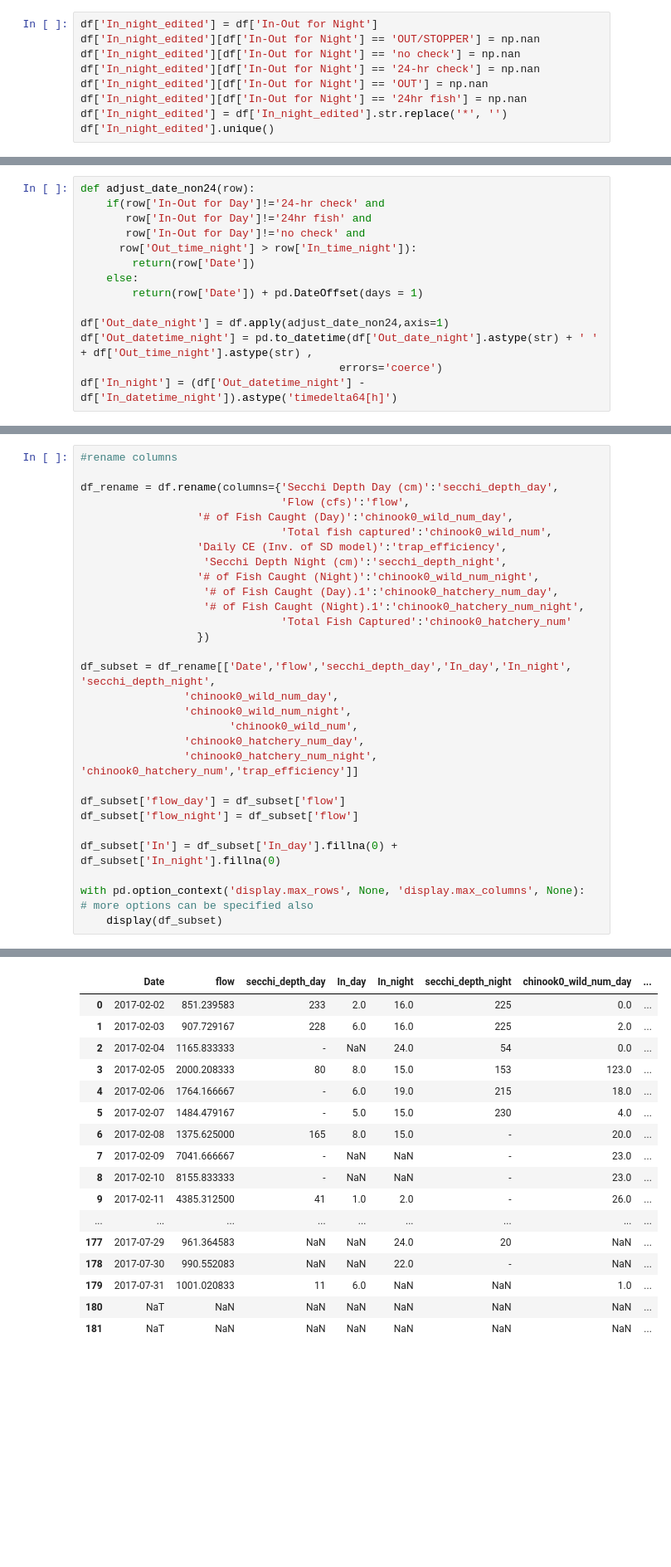
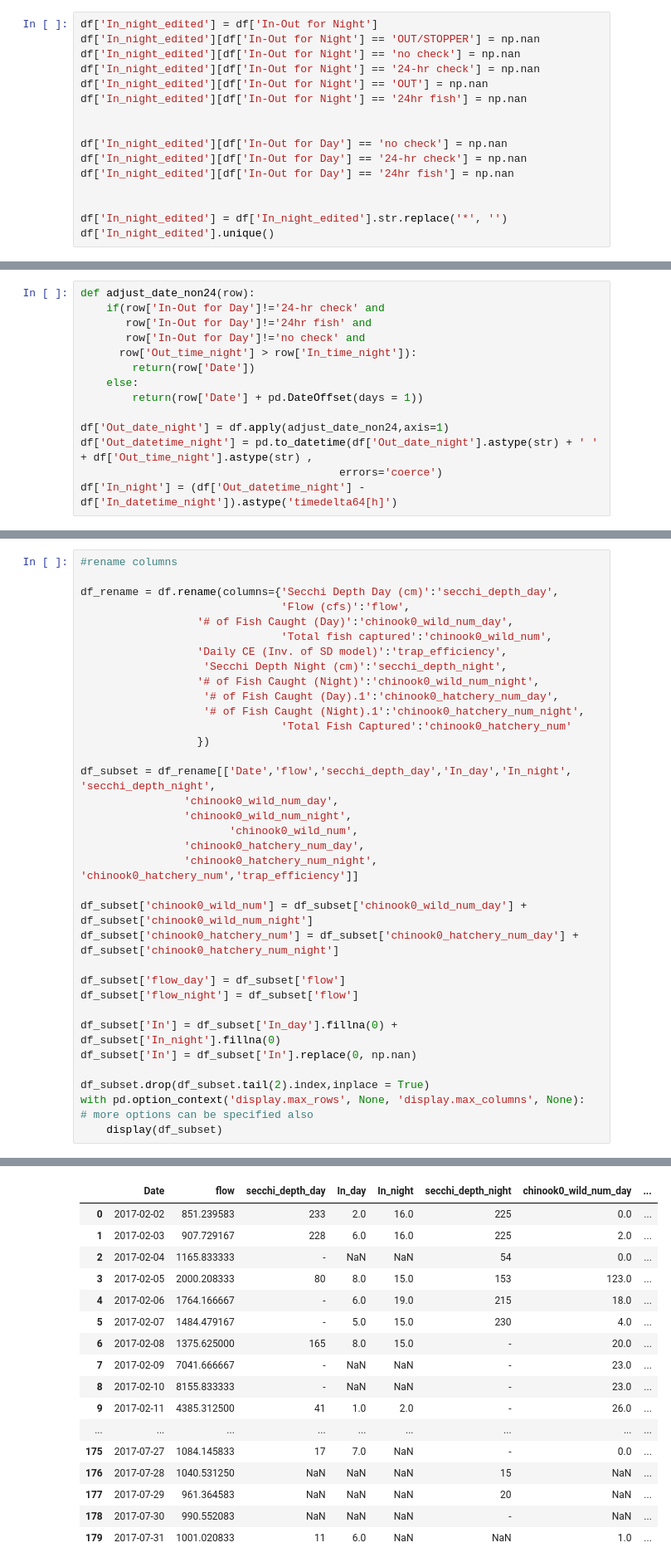
Before and after one commit to maria-kuruvilla/pied_piper, a Jupyter notebook: Puyallup/read_data_2017.ipynb, the cells around one changed output, grey strips where cells are left out. Shown at 83% size. Drawn from its saved outputs; the diff is of its cells as text; blank space fills up the shorter version.

```diff
--- a/Puyallup/read_data_2017.ipynb
+++ b/Puyallup/read_data_2017.ipynb
@@ -131,6 +131,13 @@ df['In_night_edited'][df['In-Out for Night'] == 'no check'] = np.nan
 df['In_night_edited'][df['In-Out for Night'] == '24-hr check'] = np.nan
 df['In_night_edited'][df['In-Out for Night'] == 'OUT'] = np.nan
 df['In_night_edited'][df['In-Out for Night'] == '24hr fish'] = np.nan
+
+
+df['In_night_edited'][df['In-Out for Day'] == 'no check'] = np.nan
+df['In_night_edited'][df['In-Out for Day'] == '24-hr check'] = np.nan
+df['In_night_edited'][df['In-Out for Day'] == '24hr fish'] = np.nan
+
+
 df['In_night_edited'] = df['In_night_edited'].str.replace('*', '')
 df['In_night_edited'].unique()
 # %% [output]
@@ -229,7 +233,7 @@ def adjust_date_non24(row):
       row['Out_time_night'] > row['In_time_night']):
         return(row['Date'])
     else:
-        return(row['Date']) + pd.DateOffset(days = 1)
+        return(row['Date'] + pd.DateOffset(days = 1))
 
 df['Out_date_night'] = df.apply(adjust_date_non24,axis=1)
 df['Out_datetime_night'] = pd.to_datetime(df['Out_date_night'].astype(str) + ' ' + df['Out_time_night'].astype(str) ,
@@ -299,11 +303,16 @@ df_subset = df_rename[['Date','flow','secchi_depth_day','In_day','In_night', 'se
                 'chinook0_hatchery_num_day',
                 'chinook0_hatchery_num_night', 'chinook0_hatchery_num','trap_efficiency']]
 
+df_subset['chinook0_wild_num'] = df_subset['chinook0_wild_num_day'] + df_subset['chinook0_wild_num_night']
+df_subset['chinook0_hatchery_num'] = df_subset['chinook0_hatchery_num_day'] + df_subset['chinook0_hatchery_num_night']
+
 df_subset['flow_day'] = df_subset['flow']
 df_subset['flow_night'] = df_subset['flow']
 
 df_subset['In'] = df_subset['In_day'].fillna(0) + df_subset['In_night'].fillna(0)
+df_subset['In'] = df_subset['In'].replace(0, np.nan)
 
+df_subset.drop(df_subset.tail(2).index,inplace = True)
 with pd.option_context('display.max_rows', None, 'display.max_columns', None):  # more options can be specified also
     display(df_subset)
 # %% [output]
@@ -325,7 +336,7 @@ See the caveats in the documentation: https://pandas.pydata.org/pandas-docs/stab
 |  | Date | flow | secchi_depth_day | In_day | In_night | secchi_depth_night | chinook0_wild_num_day | ... |
 | 0 | 2017-02-02 | 851.239583 | 233 | 2.0 | 16.0 | 225 | 0.0 | ... |
 | 1 | 2017-02-03 | 907.729167 | 228 | 6.0 | 16.0 | 225 | 2.0 | ... |
-| 2 | 2017-02-04 | 1165.833333 | - | NaN | 24.0 | 54 | 0.0 | ... |
+| 2 | 2017-02-04 | 1165.833333 | - | NaN | NaN | 54 | 0.0 | ... |
 | 3 | 2017-02-05 | 2000.208333 | 80 | 8.0 | 15.0 | 153 | 123.0 | ... |
 | 4 | 2017-02-06 | 1764.166667 | - | 6.0 | 19.0 | 215 | 18.0 | ... |
 | 5 | 2017-02-07 | 1484.479167 | - | 5.0 | 15.0 | 230 | 4.0 | ... |
@@ -334,11 +345,11 @@ See the caveats in the documentation: https://pandas.pydata.org/pandas-docs/stab
 | 8 | 2017-02-10 | 8155.833333 | - | NaN | NaN | - | 23.0 | ... |
 | 9 | 2017-02-11 | 4385.312500 | 41 | 1.0 | 2.0 | - | 26.0 | ... |
 | ... | ... | ... | ... | ... | ... | ... | ... | ... |
-| 177 | 2017-07-29 | 961.364583 | NaN | NaN | 24.0 | 20 | NaN | ... |
-| 178 | 2017-07-30 | 990.552083 | NaN | NaN | 22.0 | - | NaN | ... |
+| 175 | 2017-07-27 | 1084.145833 | 17 | 7.0 | NaN | - | 0.0 | ... |
+| 176 | 2017-07-28 | 1040.531250 | NaN | NaN | NaN | 15 | NaN | ... |
+| 177 | 2017-07-29 | 961.364583 | NaN | NaN | NaN | 20 | NaN | ... |
+| 178 | 2017-07-30 | 990.552083 | NaN | NaN | NaN | - | NaN | ... |
 | 179 | 2017-07-31 | 1001.020833 | 11 | 6.0 | NaN | NaN | 1.0 | ... |
-| 180 | NaT | NaN | NaN | NaN | NaN | NaN | NaN | ... |
-| 181 | NaT | NaN | NaN | NaN | NaN | NaN | NaN | ... |
 # %%
 #if In day is nan, then chinook0_wild_num_day and chinook0_wild_num_day should be nan
 
```
Also changed, not shown: parts of 5 cells of this notebook, 7 other files.
